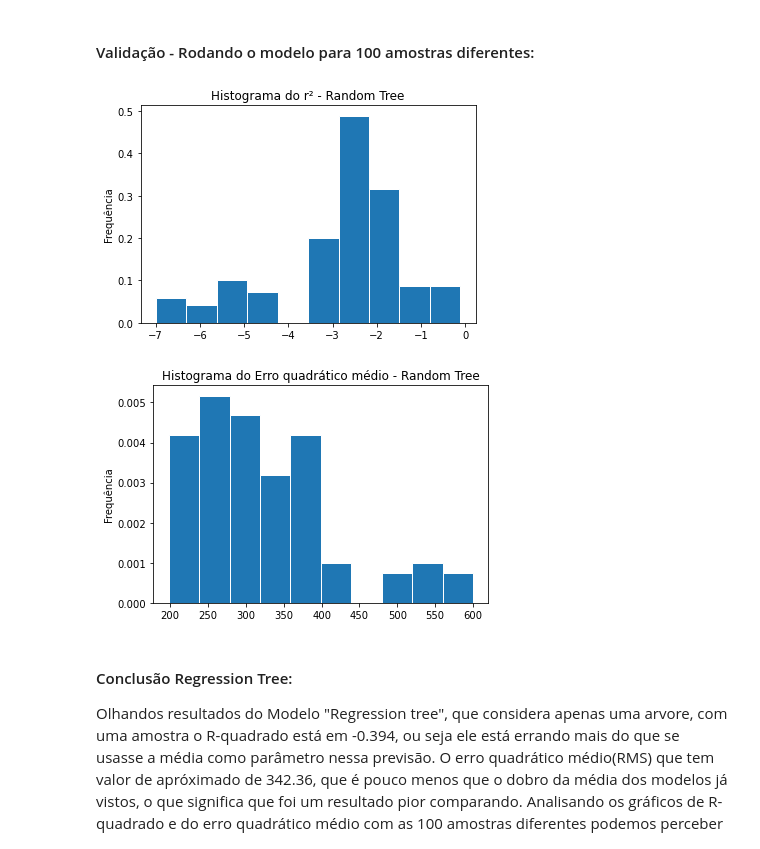
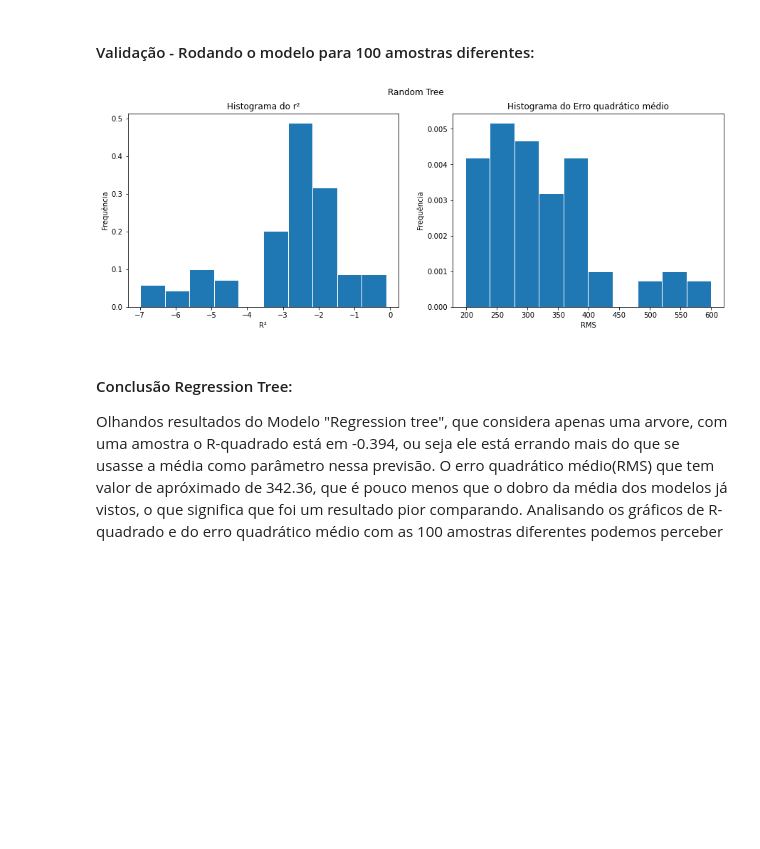
Before and after one commit to juliacfigueiredo/Projeto-2, a Jupyter notebook: Projeto_Final.ipynb, the cells around one changed output. Drawn from its saved outputs; the diff is of its cells as text; code cells hidden in the pictures; blank space fills up the shorter version.

```diff
--- a/Projeto_Final.ipynb
+++ b/Projeto_Final.ipynb
@@ -530,43 +539,45 @@ Y = dados['popularity']
 regrtree = DecisionTreeRegressor(random_state=0)
 
 for i in range(101):
 
     if i ==0:
         x_test = X[0:499]
         x_train = X[499:]
         y_test = Y[0:499]
         y_train = Y[499:]
     else:
         x_test = X[499*i:499*(i+1)]
         x_train1 = X[0:499*i-1]
         x_train2 = X[499*(i+1)+1:]
         x_train = pd.concat([x_train1, x_train2])
         y_test = Y[499*i:499*(i+1)]
         y_train1 = Y[0:499*i-1]
         y_train2 = Y[499*(i+1)+1:]
         y_train = pd.concat([y_train1, y_train2])
 
 
     regrtree.fit(x_train,y_train)
     y_pred_tree = regrtree.predict(x_test)
 
     lista_r_quadrado_regression_tree.append(r2_score(y_test, y_pred_tree))
     erro_quadratico_medio_regression_tree.append(mean_squared_error(y_test, y_pred_tree))
 
+plt.figure(figsize=(15, 5))
+plt.subplot(121)
+plt.hist(lista_r_quadrado_regression_tree, edgecolor='white', density=True)
+plt.suptitle('Random Tree')
+plt.title('Histograma do r²')
+plt.ylabel('Frequência')
+plt.xlabel('R²')
 
-plt.hist(lista_r_quadrado_regression_tree, edgecolor='white', density=True)
-plt.suptitle('Modelo3')
-plt.title('Histograma do r² - Random Tree')
+plt.subplot(122)
+plt.hist(erro_quadratico_medio_regression_tree, edgecolor='white', density=True)
+plt.title('Histograma do Erro quadrático médio')
 plt.ylabel('Frequência')
+plt.xlabel('RMS')
 plt.show()
-
-plt.hist(erro_quadratico_medio_regression_tree, edgecolor='white', density=True)
-plt.title('Histograma do Erro quadrático médio - Random Tree')
-plt.ylabel('Frequência')
-plt.show()
 # %% [output]
-[figure, old version]
+[figure, new version]
-[figure, removed]
 # %% [markdown]
 #### Conclusão Regression  Tree:
 Olhandos resultados do Modelo "Regression tree", que considera apenas uma arvore, com uma amostra o R-quadrado está em -0.394, ou seja ele está errando mais do que se usasse a média como parâmetro nessa previsão.
```
Also changed, not shown: parts of 32 cells of this notebook.
